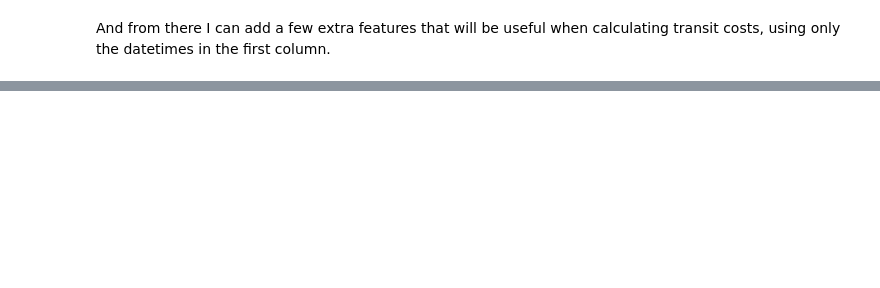
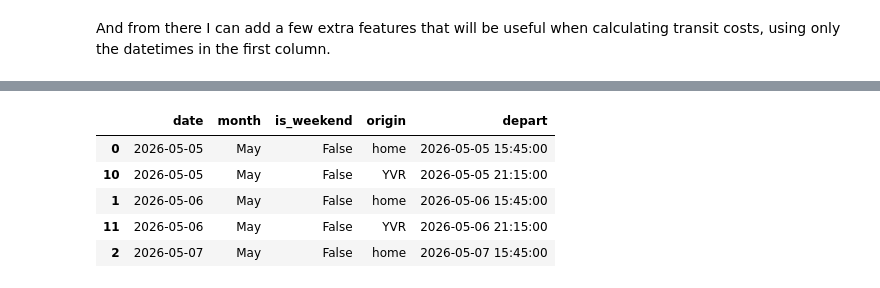
Before and after one commit to imax37/compass-dash, a Jupyter notebook: notebooks/demo.ipynb, the cells around one changed output, grey strips where cells are left out. Saved outputs shown, nothing was run; the diff lists cells and outputs as text; code cells hidden in the pictures; blank space fills up the shorter version.

```diff
--- a/notebooks/demo.ipynb
+++ b/notebooks/demo.ipynb
@@ -100,2 +137,11 @@ df.head()
 # %%
 from src.logic.trips import ShiftsToTrips
+trips = ShiftsToTrips(df, buffer = 90)
+trips.head()
+# %% [output]
+|  | date | month | is_weekend | origin | depart |
+| 0 | 2026-05-05 | May | False | home | 2026-05-05 15:45:00 |
+| 10 | 2026-05-05 | May | False | YVR | 2026-05-05 21:15:00 |
+| 1 | 2026-05-06 | May | False | home | 2026-05-06 15:45:00 |
+| 11 | 2026-05-06 | May | False | YVR | 2026-05-06 21:15:00 |
+| 2 | 2026-05-07 | May | False | home | 2026-05-07 15:45:00 |
```
Also changed, not shown: parts of 40 cells of this notebook.
